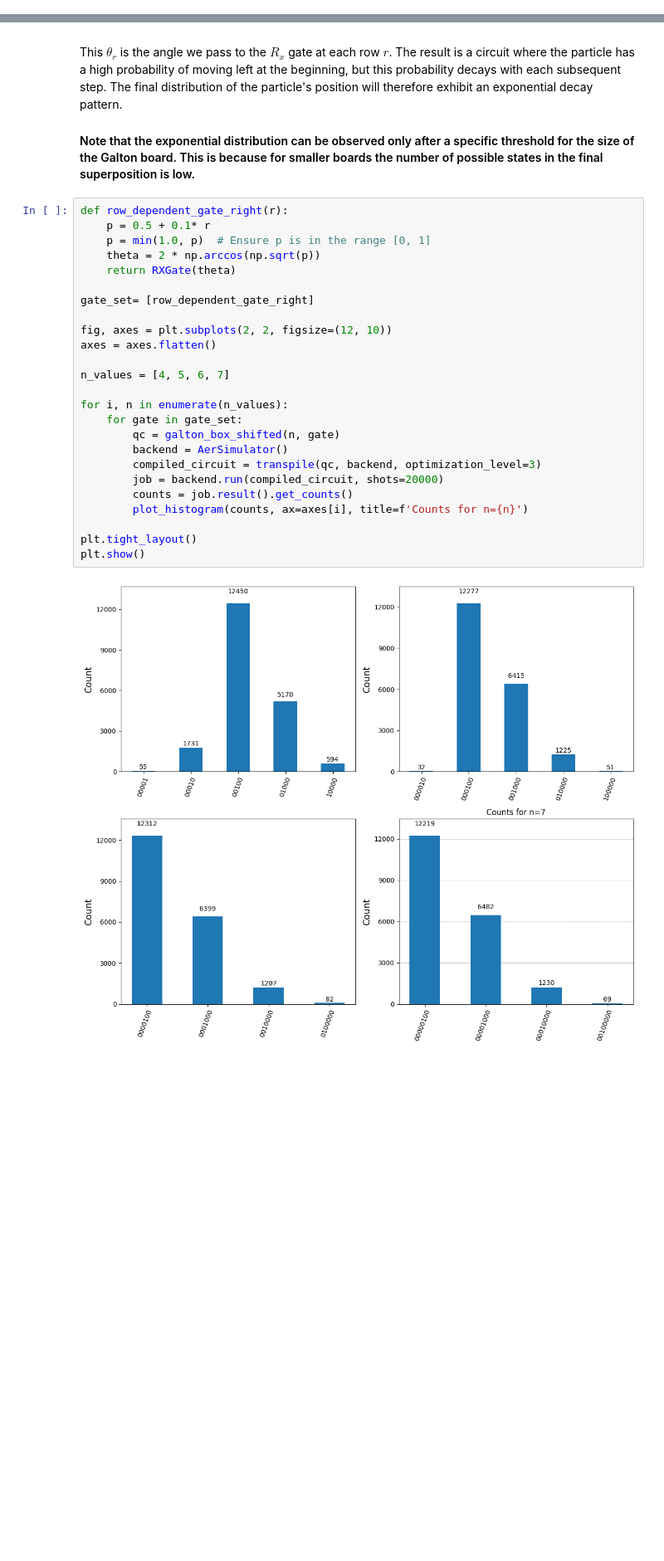
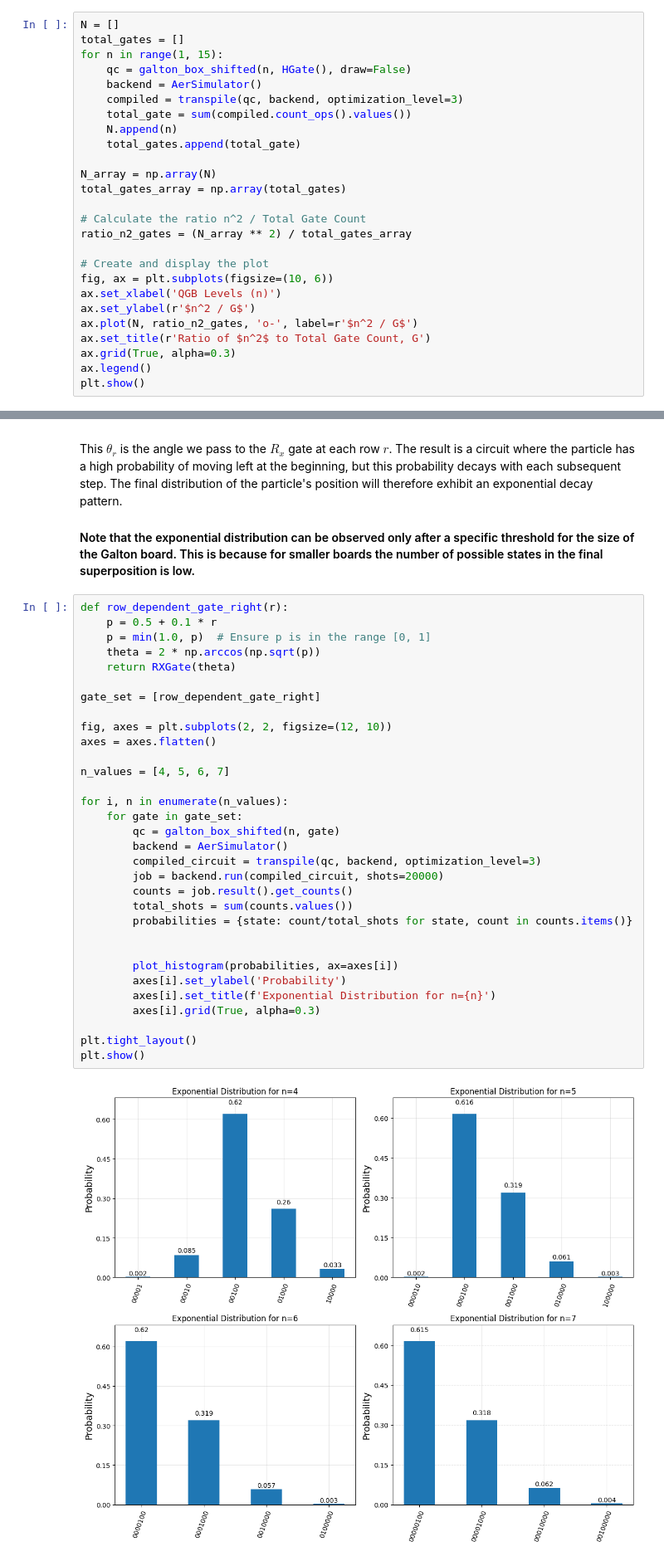
Before and after one commit to virajd98/Q-Plinkers, a Jupyter notebook: Generalized_Galton_Board.ipynb, the cells around one changed output, grey strips where cells are left out. Shown at 83% size. Saved outputs shown, nothing was run; the diff lists cells and outputs as text; blank space fills up the shorter version.

```diff
--- a/Generalized_Galton_Board.ipynb
+++ b/Generalized_Galton_Board.ipynb
@@ -225,0 +232,26 @@ Qubit count $= 2n+2$. We plot the total gates and circuit depth required and che
+# %%
+N = []
+total_gates = []
+for n in range(1, 15):
+    qc = galton_box_shifted(n, HGate(), draw=False)
+    backend = AerSimulator()
+    compiled = transpile(qc, backend, optimization_level=3)
+    total_gate = sum(compiled.count_ops().values())
+    N.append(n)
+    total_gates.append(total_gate)
+
+N_array = np.array(N)
+total_gates_array = np.array(total_gates)
+
+# Calculate the ratio n^2 / Total Gate Count
+ratio_n2_gates = (N_array ** 2) / total_gates_array
+
+# Create and display the plot
+fig, ax = plt.subplots(figsize=(10, 6))
+ax.set_xlabel('QGB Levels (n)')
+ax.set_ylabel(r'$n^2 / G$')
+ax.plot(N, ratio_n2_gates, 'o-', label=r'$n^2 / G$')
+ax.set_title(r'Ratio of $n^2$ to Total Gate Count, G')
+ax.grid(True, alpha=0.3)
+ax.legend()
+plt.show()
@@ -459,28 +499,35 @@ This $\theta_r$ is the angle we pass to the $R_x$ gate at each row $r$. The resu
 #### Note that the exponential distribution can be observed only after a specific threshold for the size of the Galton board. This is because for smaller boards the number of possible states in the final superposition is low.
 # %%
 def row_dependent_gate_right(r):
-    p = 0.5 + 0.1* r
+    p = 0.5 + 0.1 * r
     p = min(1.0, p)  # Ensure p is in the range [0, 1]
     theta = 2 * np.arccos(np.sqrt(p))
     return RXGate(theta)
 
-gate_set= [row_dependent_gate_right]
+gate_set = [row_dependent_gate_right]
 
 fig, axes = plt.subplots(2, 2, figsize=(12, 10))
 axes = axes.flatten()
 
 n_values = [4, 5, 6, 7]
 
 for i, n in enumerate(n_values):
     for gate in gate_set:
         qc = galton_box_shifted(n, gate)
         backend = AerSimulator()
         compiled_circuit = transpile(qc, backend, optimization_level=3)
         job = backend.run(compiled_circuit, shots=20000)
         counts = job.result().get_counts()
-        plot_histogram(counts, ax=axes[i], title=f'Counts for n={n}')
+        total_shots = sum(counts.values())
+        probabilities = {state: count/total_shots for state, count in counts.items()}
+
+
+        plot_histogram(probabilities, ax=axes[i])
+        axes[i].set_ylabel('Probability')
+        axes[i].set_title(f'Exponential Distribution for n={n}')
+        axes[i].grid(True, alpha=0.3)
 
 plt.tight_layout()
 plt.show()
 # %% [output]
-[figure, old version]
+[figure, new version]
```
Also changed, not shown: parts of 22 cells of this notebook, 2 other files.
